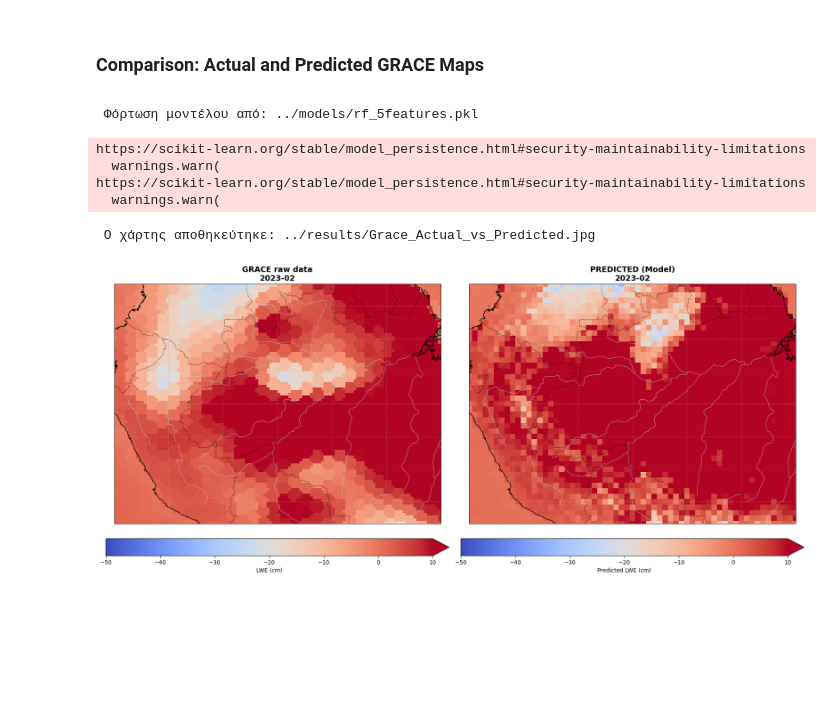
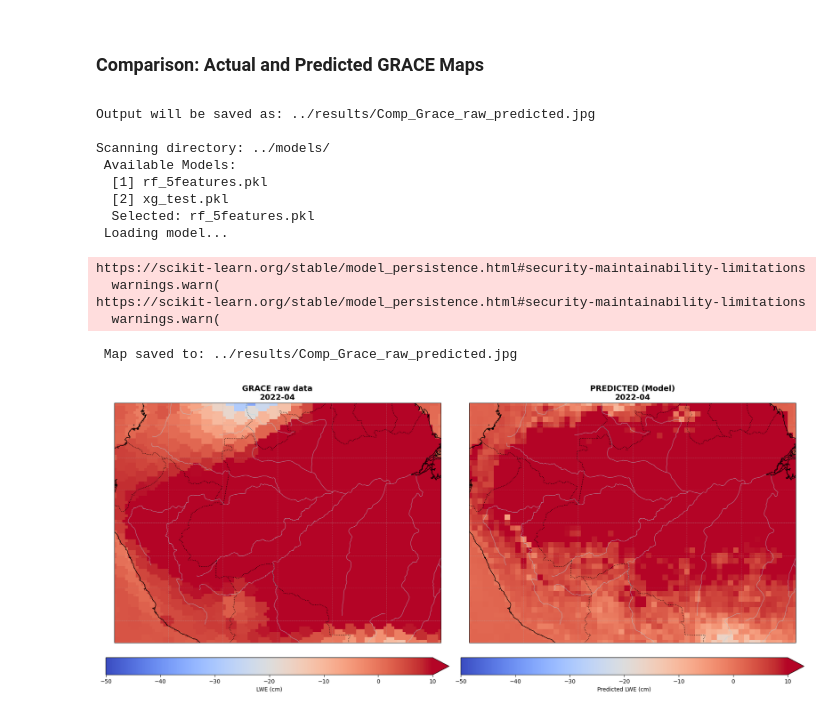
Before and after one commit to Neversplit2/grace_project, a Jupyter notebook: backend_notebook.ipynb, the cells around one changed output. Saved outputs shown, nothing was run; the diff lists cells and outputs as text; code cells hidden in the pictures; blank space fills up the shorter version.

Commit message:
Enhance plotting script
Updated the visualization code to automatically list and select .pkl models from the directory. Added user input for defining the output .jpg filename.

```diff
--- a/backend_notebook.ipynb
+++ b/backend_notebook.ipynb
@@ -986,12 +987,59 @@ plt.show()
 # %% [markdown]
 # <font size="4"> Comparison: Actual and Predicted GRACE Maps </font>
 # %%
-# Maps_4
-# Subplot raw-predict
-output_jpg_sub = "../results/Grace_Actual_vs_Predicted.jpg"
-model_path = "../models/rf_5features.pkl"
+# Subplot raw_predict
+models_dir = "../models/"
+var_to_plot = 'lwe_thickness'
 
-var_to_plot = 'lwe_thickness'
+try:
+    name_jpg = input("Enter Map title without .jpg: (e.g., My_Comparison_Map) ").strip()
+except ValueError:
+    print(" Invalid input! Terminating programm.")
+    sys.exit()
+
+output_jpg_sub = f"../results/{name_jpg}.jpg"
+print(f"Output will be saved as: {output_jpg_sub}")
+
+# Select trained Model
+print(f"\nScanning directory: {models_dir} ")
+try:
+    # Get all .pkl files
+    available_models = [f for f in os.listdir(models_dir) if f.endswith('.pkl')]
+
+    # Check if empty
+    if not available_models:
+        print(" Error: No .pkl files found in the models directory!")
+        sys.exit()
+
+    # Display list with numbers
+    print(" Available Models:")
+    for i, model_file in enumerate(available_models):
+        print(f"  [{i+1}] {model_file}")
+
+    # User Selection by Number
+    try:
+        selection = int(input(f"\nSelect Model Number (1-{len(available_models)}): "))
+
+        if 1 <= selection <= len(available_models):
+            # Get the filename based on the number (index = selection - 1)
+            selected_model_name = available_models[selection - 1]
+            full_model_path = os.path.join(models_dir, selected_model_name)
+            print(f"  Selected: {selected_model_name}")
+        else:
+            print("  Invalid number selected. Exiting.")
+            sys.exit()
+
+    except ValueError:
+        print("  Invalid input. Please enter a number.")
+        sys.exit()
+
+except FileNotFoundError:
+    print(f"  Error: Directory '{models_dir}' not found.")
+    sys.exit()
+
+# Load the chosen model
+print(f" Loading model...")
+model = joblib.load(full_model_path)
 
 # input date
 try:
@@ -1000,15 +1048,6 @@ try:
 except ValueError:
     print(" Invalid input! Terminating programm.")
     sys.exit()
-
-# Load model
-print(f" Loading model from: {model_path}")
-try:
-    model = joblib.load(model_path)
-except FileNotFoundError:
-    print("Error: .pkl file was not found!!")
-    sys.exit()
-
 
 # Grace raw data
 target_date = f"{map_year}-{map_month:02d}" # :02d ensures 2 digits (e.g., 8 becomes 08)
@@ -1057,33 +1096,40 @@ ax1.coastlines(resolution="10m")
 ax1.add_feature(cfeature.BORDERS, linestyle=":")
 ax1.add_feature(cfeature.RIVERS, color='lightblue', alpha=0.5)
 ax1.gridlines(draw_labels=False, linewidth=0.5, linestyle='--', alpha=0.5)
 
 # Map_2
 data_predicted.plot.pcolormesh(
     ax=ax2,
     transform=ccrs.PlateCarree(),
     cmap="coolwarm",
     robust=True,
     cbar_kwargs={"label": "Predicted LWE (cm)", "orientation": "horizontal", "pad": 0.05},
     vmin= -50,vmax= +10
 )
 ax2.set_title(f"PREDICTED (Model)\n{time_str}", fontsize=14, fontweight='bold')
 ax2.coastlines(resolution="10m")
 ax2.add_feature(cfeature.BORDERS, linestyle=":")
 ax2.add_feature(cfeature.RIVERS, color='lightblue', alpha=0.5)
 ax2.gridlines(draw_labels=False, linewidth=0.5, linestyle='--', alpha=0.5)
 
 # Save
 plt.tight_layout()
 plt.savefig(output_jpg_sub, dpi=300, bbox_inches="tight")
 print(f" Map saved to: {output_jpg_sub}")
 
 plt.show()
 # %% [output]
- Φόρτωση μοντέλου από: ../models/rf_5features.pkl
+Output will be saved as: ../results/Comp_Grace_raw_predicted.jpg
+
+Scanning directory: ../models/
+ Available Models:
+  [1] rf_5features.pkl
+  [2] xg_test.pkl
+  Selected: rf_5features.pkl
+ Loading model...
 https://scikit-learn.org/stable/model_persistence.html#security-maintainability-limitations
   warnings.warn(
 https://scikit-learn.org/stable/model_persistence.html#security-maintainability-limitations
   warnings.warn(
- Ο χάρτης αποθηκεύτηκε: ../results/Grace_Actual_vs_Predicted.jpg
+ Map saved to: ../results/Comp_Grace_raw_predicted.jpg
-[figure, old version]
+[figure, new version]
```
Also changed, not shown: parts of 1 cell of this notebook.
